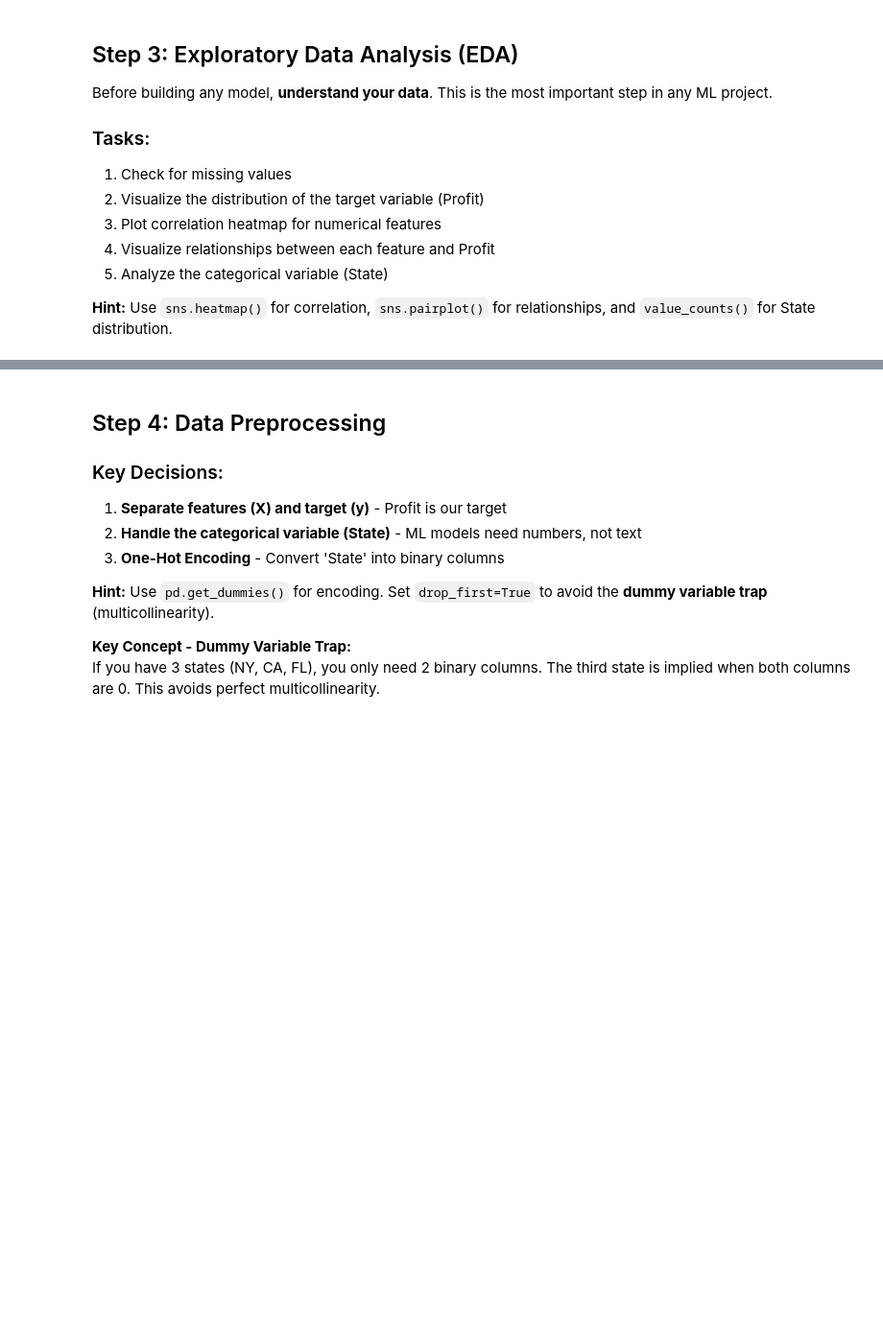
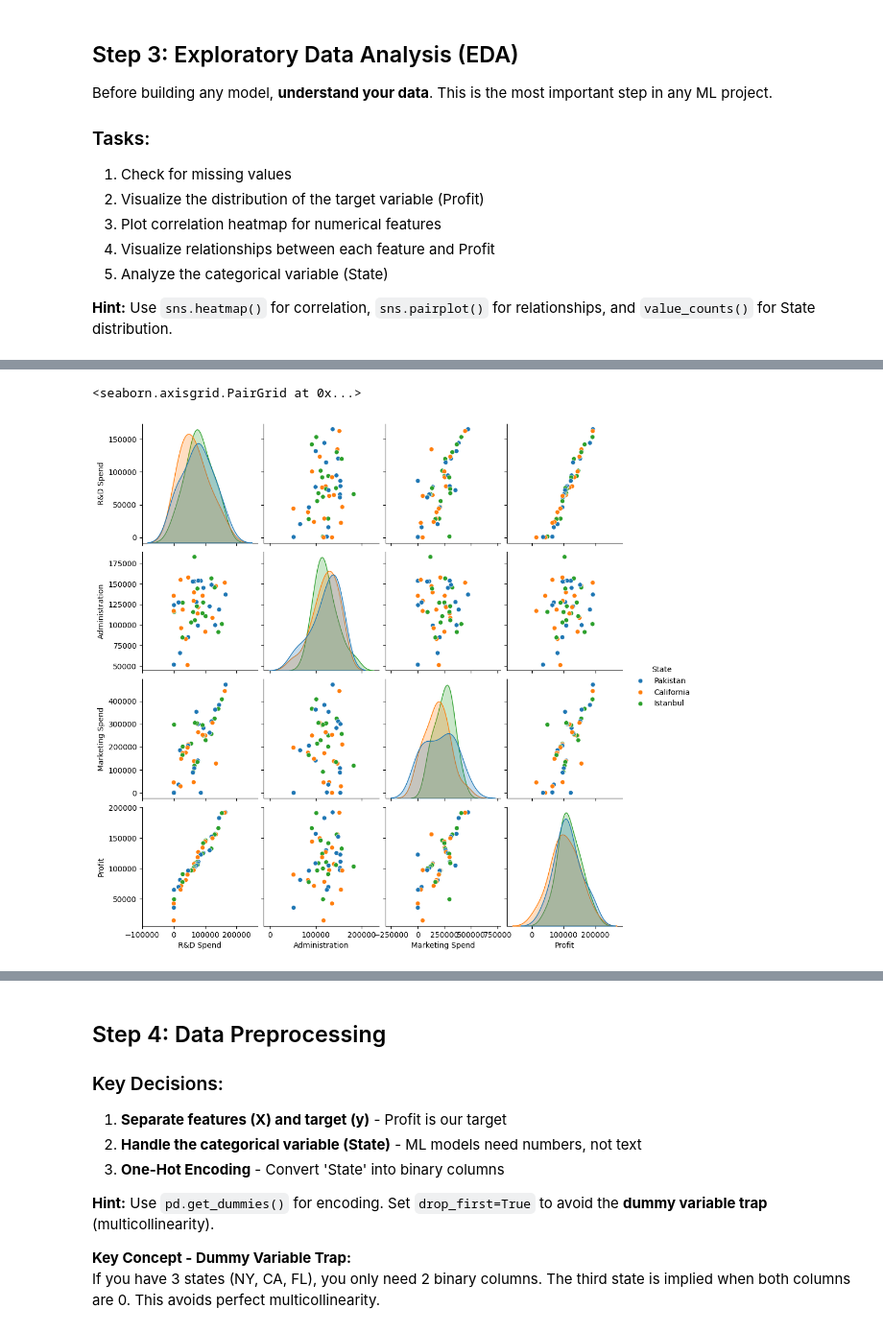
Before and after one commit to KinzaIbrar/predict-to-invest-mlr, a Jupyter notebook: 02_MLR_Project.ipynb, the cells around one changed output, grey strips where cells are left out. Shown at 96% size. Saved outputs shown, nothing was run; the diff lists cells and outputs as text; code cells hidden in the pictures; blank space fills up the shorter version.

```diff
--- a/02_MLR_Project.ipynb
+++ b/02_MLR_Project.ipynb
@@ -105,7 +146,10 @@ Before building any model, **understand your data**. This is the most important
 # %%
 # Step 3c: Pairplot — Relationships between features and Profit
 # TODO: Create a pairplot to see all feature relationships
-# Hint: sns.pairplot(df, hue='State', diag_kind='kde')
+sns.pairplot(df, hue='State', diag_kind='kde')
+# %% [output]
+<seaborn.axisgrid.PairGrid at 0x...>
+[figure, added]
 # %%
 # Step 3d: Distribution of Profit (Target Variable)
 # TODO: Plot histogram/KDE of Profit
```
Also changed, not shown: parts of 21 cells of this notebook.
